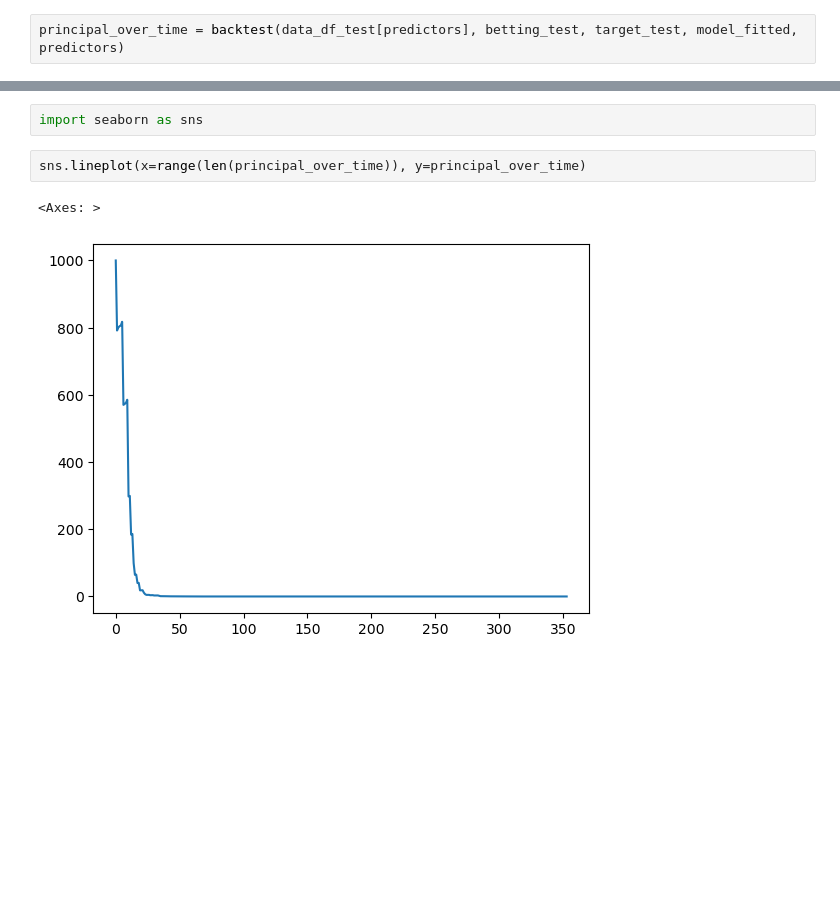
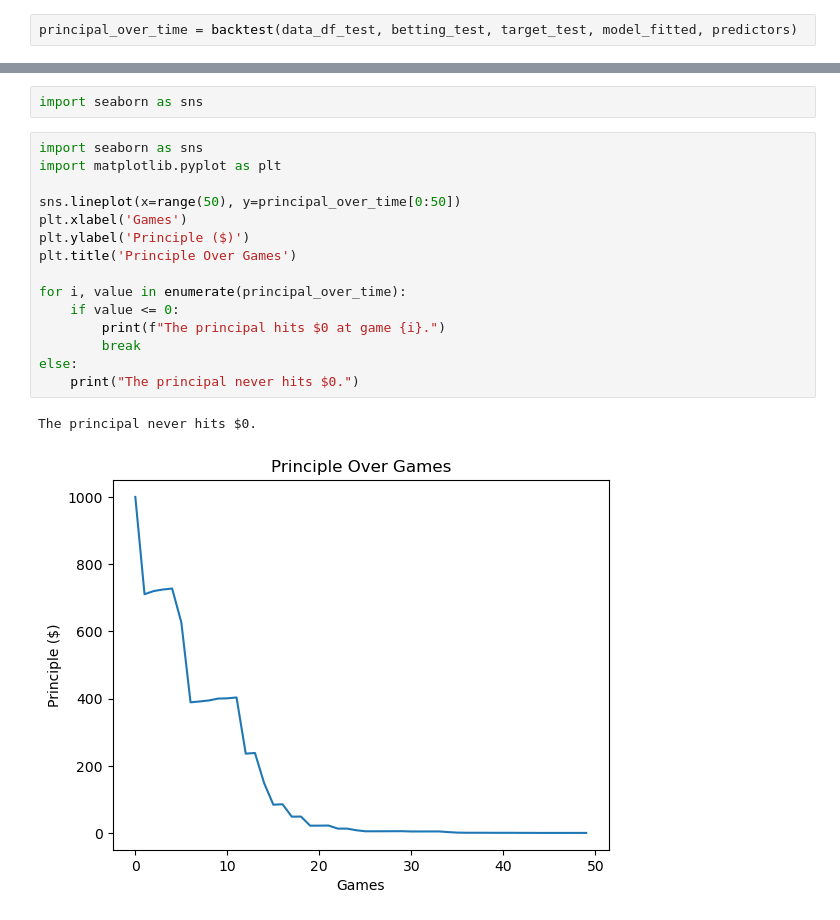
Before and after one commit to csangelahu/ML_final, a Jupyter notebook: predict_rf.ipynb, the cells around one changed output, grey strips where cells are left out. Cells and saved outputs as stored; diff of their text form; blank space fills up the shorter version.

```diff
--- a/predict_rf.ipynb
+++ b/predict_rf.ipynb
@@ -186,2 +175,2 @@ RandomForestClassifier(n_estimators=200)
 # %%
-principal_over_time = backtest(data_df_test[predictors], betting_test, target_test, model_fitted, predictors)
+principal_over_time = backtest(data_df_test, betting_test, target_test, model_fitted, predictors)
@@ -188,7 +185,20 @@ principal_over_time = backtest(data_df_test[predictors], betting_test, target_te
 # %%
 import seaborn as sns
-# %%
-sns.lineplot(x=range(len(principal_over_time)), y=principal_over_time)
-# %% [output]
-<Axes: >
-[figure, removed]
+# %%
+import seaborn as sns
+import matplotlib.pyplot as plt
+
+sns.lineplot(x=range(50), y=principal_over_time[0:50])
+plt.xlabel('Games')
+plt.ylabel('Principle ($)')
+plt.title('Principle Over Games')
+
+for i, value in enumerate(principal_over_time):
+    if value <= 0:
+        print(f"The principal hits $0 at game {i}.")
+        break
+else:
+    print("The principal never hits $0.")
+# %% [output]
+The principal never hits $0.
+[figure, added]
```
Also changed, not shown: parts of 7 cells of this notebook.
